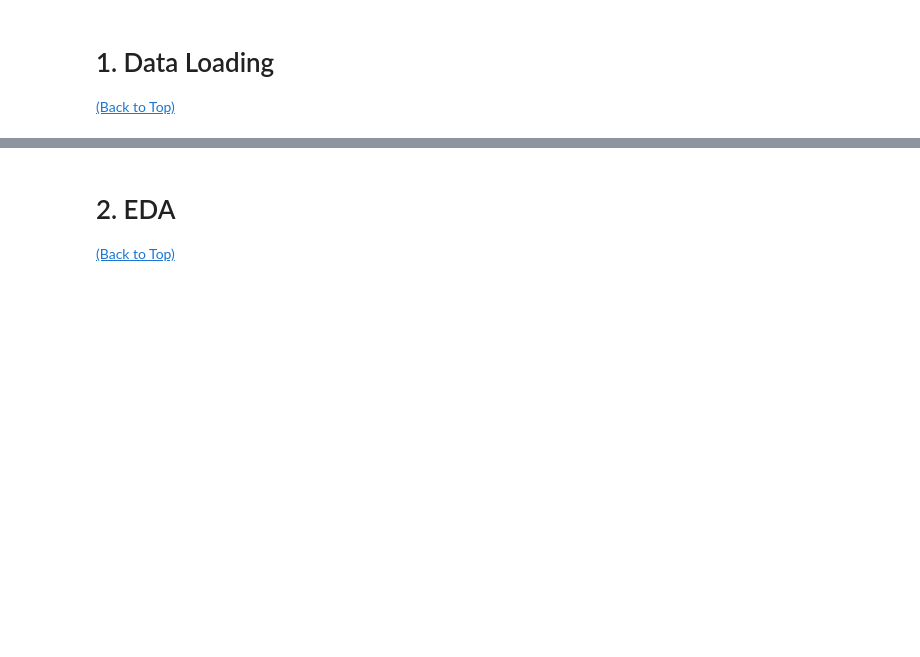
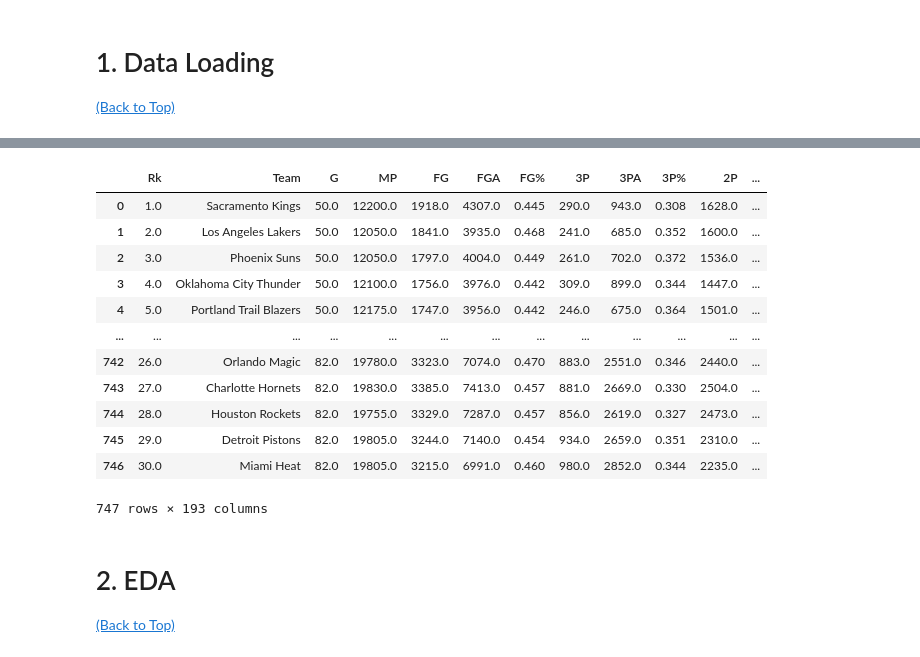
Before and after one commit to AlexBradshaw5/NBA_Playoffs, a Jupyter notebook: modeling.ipynb, the cells around one changed output, grey strips where cells are left out. Drawn from its saved outputs; the diff is of its cells as text; code cells hidden in the pictures; blank space fills up the shorter version.

```diff
--- a/modeling.ipynb
+++ b/modeling.ipynb
@@ -82,0 +69,8 @@ season_stats['Playoff_Year'] = [int(x[:-3])+1 for x in season_stats.loc[:, 'Year
+# %%
+# Change year column to when the season ended
+season_stats['Playoff_Year'] = [int(x[:-3])+1 for x in season_stats.loc[:, 'Year']]
+
+# Drop data pre 1999 (Shooting stats began being tracked in 1997, we'll give it a couple year buffer)
+season_stats = season_stats[season_stats['Playoff_Year']>=1999]
+
+assert season_stats['Playoff_Year'].min() == 1999
@@ -82,0 +92,10 @@ season_stats['Playoff_Year'] = [int(x[:-3])+1 for x in season_stats.loc[:, 'Year
+# %%
+# Define renaming map
+name_mapping = {'Charlotte Bobcats':                    'Charlotte Hornets',
+                'New Jersey Nets':                      'Brooklyn Nets',
+                'New Orleans Hornets':                  'New Orleans Pelicans',
+                'New Orleans/Oklahoma City Hornets':    'New Orleans Pelicans',
+                'Seattle SuperSonics':                  'Oklahoma City Thunder',
+                'Seattle Supersonics':                  'Oklahoma City Thunder',
+                'Vancouver Grizzlies':                  'Memphis Grizzlies',
+                }
@@ -82,0 +119,6 @@ season_stats['Playoff_Year'] = [int(x[:-3])+1 for x in season_stats.loc[:, 'Year
+# %%
+# Use mapping to rename all organizations to current identities
+season_stats['Team'] = season_stats['Team'].replace(name_mapping)
+playoff_finishes['Team'] = playoff_finishes['Team'].replace(name_mapping)
+
+set(season_stats['Team'].unique()).symmetric_difference(playoff_finishes['Team'].unique())
@@ -83,3 +130,13 @@ season_stats['Playoff_Year'] = [int(x[:-3])+1 for x in season_stats.loc[:, 'Year
+# %%
+# Drop non teams
+season_stats = season_stats[~season_stats['Team'].isin([
+                           'League Average',
+                           'Northwest Division',
+                           'Southeast Division',
+                           'Southwest Division',
+                           ])]
+# Should be no different team names
+assert set(season_stats['Team'].unique()).symmetric_difference(playoff_finishes['Team'].unique()) == set()
 # %%
 full = pd.merge(season_stats, playoff_finishes, left_on=['Playoff_Year', 'Team'], right_on=['Year', 'Team'])
 full
@@ -100,20 +157,31 @@ full
 # %%
-# Keep years that have shooting data
-full = full[full['Playoff_Year'] > 1999]
 
-# Drop non-team data
-full = full[~full['Team'].isin(
-    ['Southeast Division', 'Northwest Division', 'Southwest Division', 'League Average'])]
 assert full.Team.unique().size==30
 
 full.dropna(axis=1, how='all', inplace=True) # Drop fully empty columns
 assert (full.notna().sum()==0).any() == False # Throws error if empty columns exist
 
+# Change types to be more appropriate
 full['W/L%'] = full['W/L%'].astype('float')
-
 full['TOV%'] = full['TOV%']/100
 
+# Reset index
 full.reset_index(inplace=True, drop=True)
+full
+# %% [output]
+|  | Rk | Team | G | MP | FG | FGA | FG% | 3P | 3PA | 3P% | 2P | ... |
+| 0 | 1.0 | Sacramento Kings | 50.0 | 12200.0 | 1918.0 | 4307.0 | 0.445 | 290.0 | 943.0 | 0.308 | 1628.0 | ... |
+| 1 | 2.0 | Los Angeles Lakers | 50.0 | 12050.0 | 1841.0 | 3935.0 | 0.468 | 241.0 | 685.0 | 0.352 | 1600.0 | ... |
+| 2 | 3.0 | Phoenix Suns | 50.0 | 12050.0 | 1797.0 | 4004.0 | 0.449 | 261.0 | 702.0 | 0.372 | 1536.0 | ... |
+| 3 | 4.0 | Oklahoma City Thunder | 50.0 | 12100.0 | 1756.0 | 3976.0 | 0.442 | 309.0 | 899.0 | 0.344 | 1447.0 | ... |
+| 4 | 5.0 | Portland Trail Blazers | 50.0 | 12175.0 | 1747.0 | 3956.0 | 0.442 | 246.0 | 675.0 | 0.364 | 1501.0 | ... |
+| ... | ... | ... | ... | ... | ... | ... | ... | ... | ... | ... | ... | ... |
+| 742 | 26.0 | Orlando Magic | 82.0 | 19780.0 | 3323.0 | 7074.0 | 0.470 | 883.0 | 2551.0 | 0.346 | 2440.0 | ... |
+| 743 | 27.0 | Charlotte Hornets | 82.0 | 19830.0 | 3385.0 | 7413.0 | 0.457 | 881.0 | 2669.0 | 0.330 | 2504.0 | ... |
+| 744 | 28.0 | Houston Rockets | 82.0 | 19755.0 | 3329.0 | 7287.0 | 0.457 | 856.0 | 2619.0 | 0.327 | 2473.0 | ... |
+| 745 | 29.0 | Detroit Pistons | 82.0 | 19805.0 | 3244.0 | 7140.0 | 0.454 | 934.0 | 2659.0 | 0.351 | 2310.0 | ... |
+| 746 | 30.0 | Miami Heat | 82.0 | 19805.0 | 3215.0 | 6991.0 | 0.460 | 980.0 | 2852.0 | 0.344 | 2235.0 | ... |
+747 rows × 193 columns
 # %% [markdown]
 # 2. EDA<a id='2'></a>
 [(Back to Top)](#top)
```
Also changed, not shown: parts of 13 cells of this notebook.
